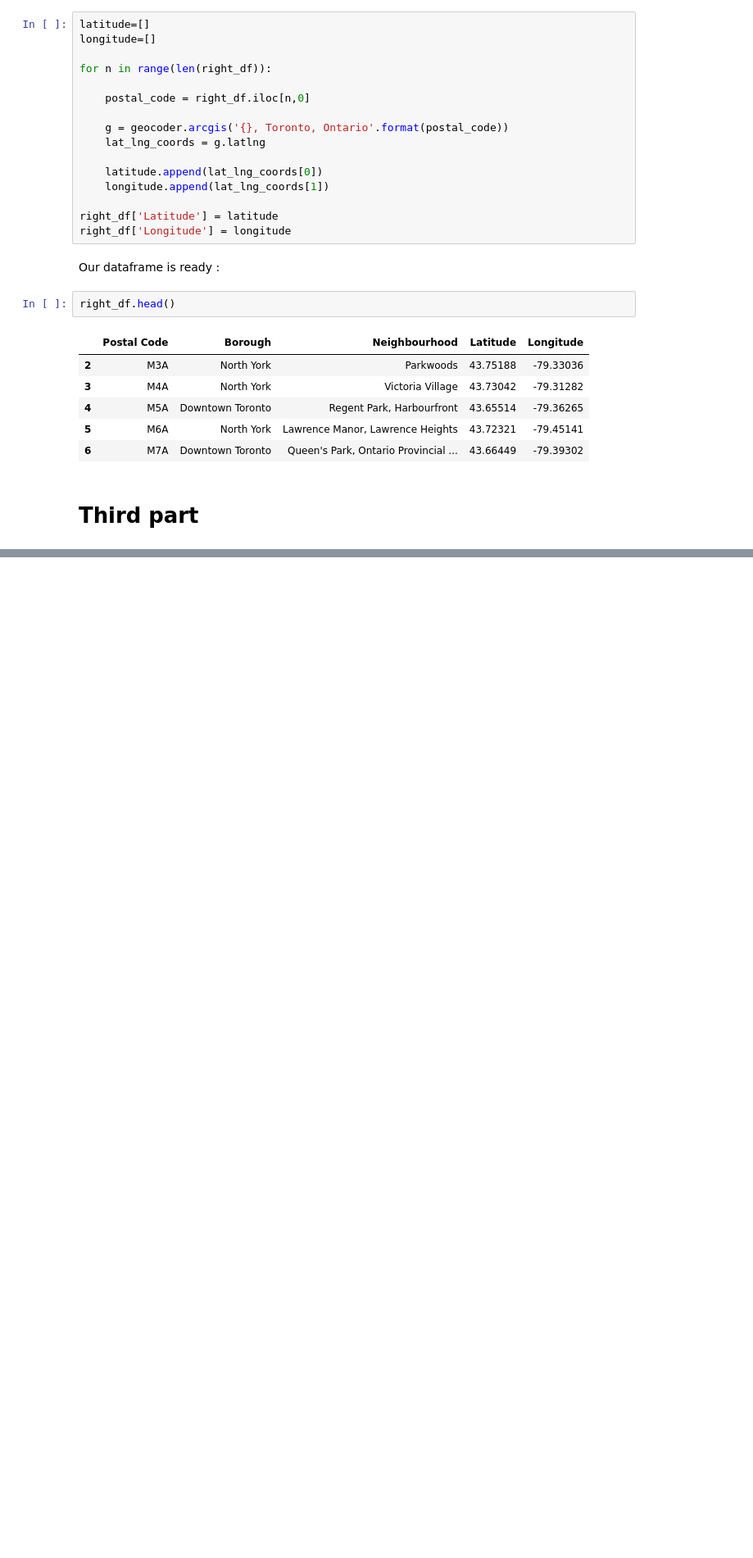
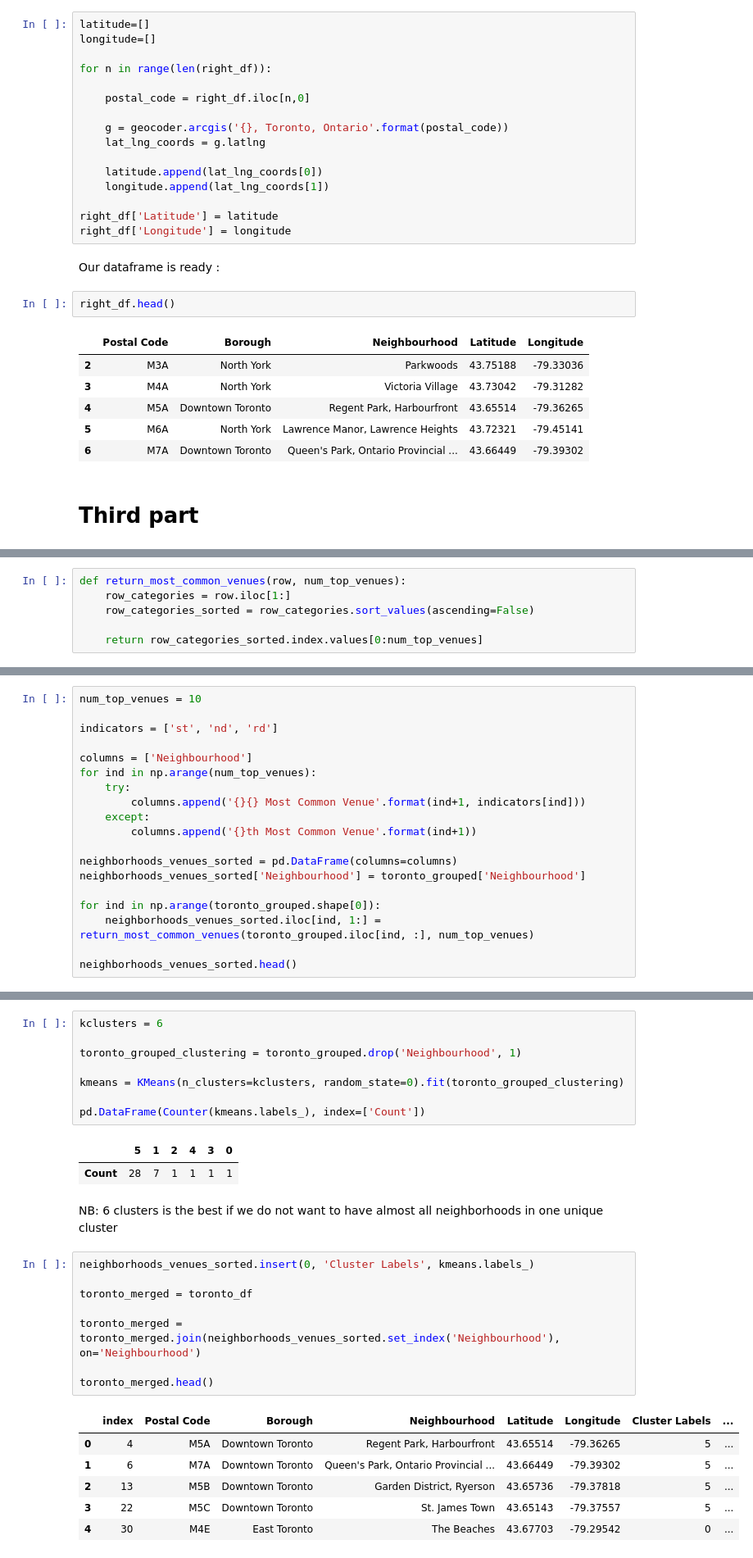
Before and after one commit to Frouby/Coursera_Capstone, a Jupyter notebook: Toronto Segmenting and Clustering.ipynb, the cells around one changed output, grey strips where cells are left out. Shown at 82% size. Drawn from its saved outputs; the diff is of its cells as text; blank space fills up the shorter version.

```diff
--- a/Toronto Segmenting and Clustering.ipynb
+++ b/Toronto Segmenting and Clustering.ipynb
@@ -121,0 +371,6 @@ toronto_df = right_df[right_df['Borough'].str.find("Toronto")>-1]
+# %%
+def return_most_common_venues(row, num_top_venues):
+    row_categories = row.iloc[1:]
+    row_categories_sorted = row_categories.sort_values(ascending=False)
+
+    return row_categories_sorted.index.values[0:num_top_venues]
@@ -121,0 +379,19 @@ toronto_df = right_df[right_df['Borough'].str.find("Toronto")>-1]
+# %%
+num_top_venues = 10
+
+indicators = ['st', 'nd', 'rd']
+
+columns = ['Neighbourhood']
+for ind in np.arange(num_top_venues):
+    try:
+        columns.append('{}{} Most Common Venue'.format(ind+1, indicators[ind]))
+    except:
+        columns.append('{}th Most Common Venue'.format(ind+1))
+
+neighborhoods_venues_sorted = pd.DataFrame(columns=columns)
+neighborhoods_venues_sorted['Neighbourhood'] = toronto_grouped['Neighbourhood']
+
+for ind in np.arange(toronto_grouped.shape[0]):
+    neighborhoods_venues_sorted.iloc[ind, 1:] = return_most_common_venues(toronto_grouped.iloc[ind, :], num_top_venues)
+
+neighborhoods_venues_sorted.head()
@@ -121,0 +410,28 @@ toronto_df = right_df[right_df['Borough'].str.find("Toronto")>-1]
+# %%
+kclusters = 6
+
+toronto_grouped_clustering = toronto_grouped.drop('Neighbourhood', 1)
+
+kmeans = KMeans(n_clusters=kclusters, random_state=0).fit(toronto_grouped_clustering)
+
+pd.DataFrame(Counter(kmeans.labels_), index=['Count'])
+# %% [output]
+|  | 5 | 1 | 2 | 4 | 3 | 0 |
+| Count | 28 | 7 | 1 | 1 | 1 | 1 |
+# %% [markdown]
+NB: 6 clusters is the best if we do not want to have almost all neighborhoods in one unique cluster
+# %%
+neighborhoods_venues_sorted.insert(0, 'Cluster Labels', kmeans.labels_)
+
+toronto_merged = toronto_df
+
+toronto_merged = toronto_merged.join(neighborhoods_venues_sorted.set_index('Neighbourhood'), on='Neighbourhood')
+
+toronto_merged.head()
+# %% [output]
+|  | index | Postal Code | Borough | Neighbourhood | Latitude | Longitude | Cluster Labels | ... |
+| 0 | 4 | M5A | Downtown Toronto | Regent Park, Harbourfront | 43.65514 | -79.36265 | 5 | ... |
+| 1 | 6 | M7A | Downtown Toronto | Queen's Park, Ontario Provincial ... | 43.66449 | -79.39302 | 5 | ... |
+| 2 | 13 | M5B | Downtown Toronto | Garden District, Ryerson | 43.65736 | -79.37818 | 5 | ... |
+| 3 | 22 | M5C | Downtown Toronto | St. James Town | 43.65143 | -79.37557 | 5 | ... |
+| 4 | 30 | M4E | East Toronto | The Beaches | 43.67703 | -79.29542 | 0 | ... |
```
Also changed, not shown: parts of 47 cells of this notebook.
